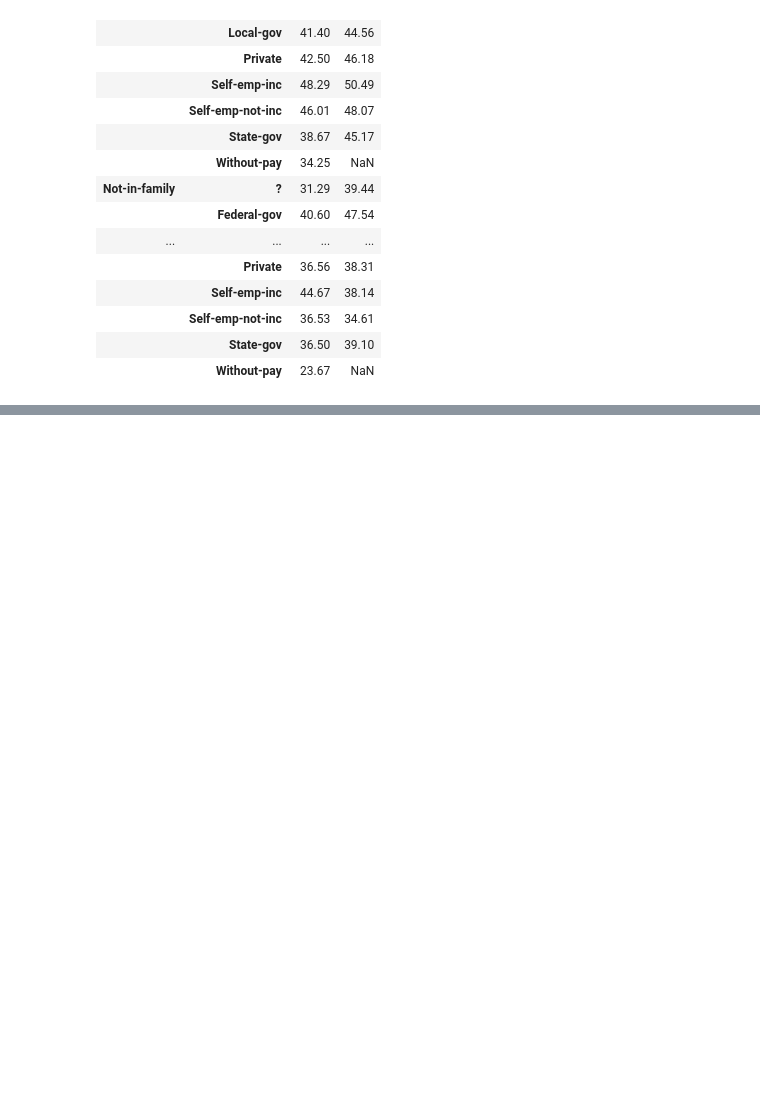
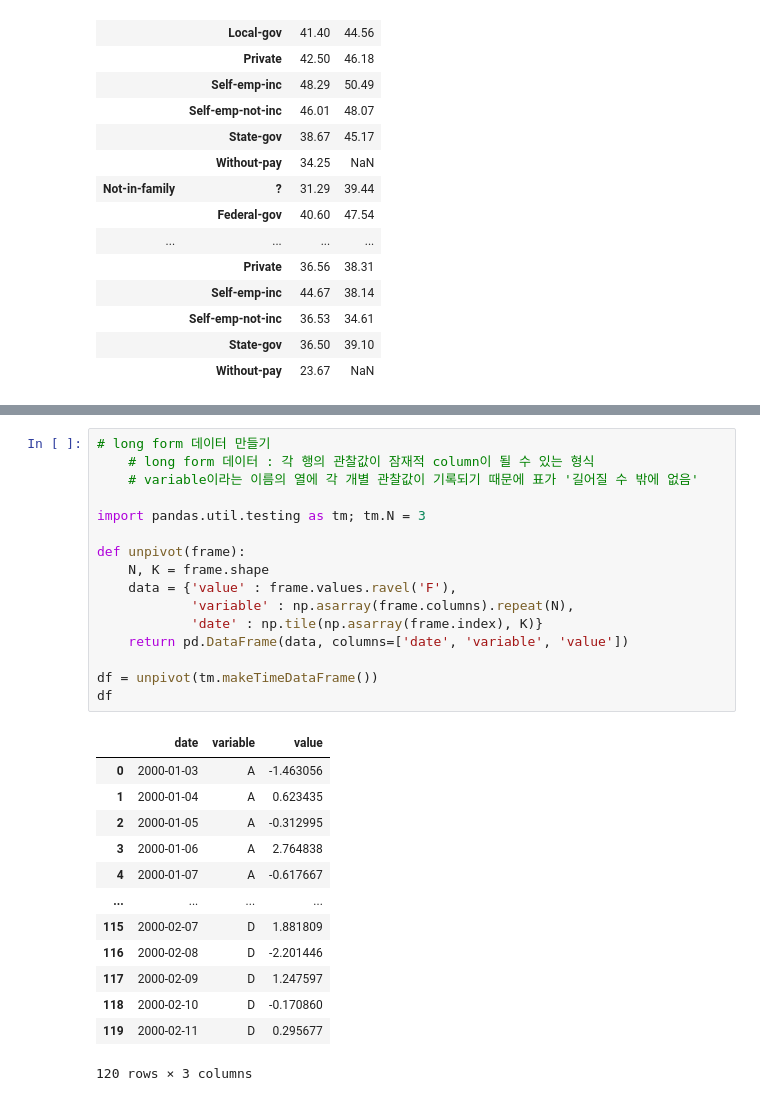
Before and after one commit to GGpark1/data-analysis-and-visualization, a Jupyter notebook: data_description.ipynb, the cells around one changed output, grey strips where cells are left out. Cells and saved outputs as stored; diff of their text form; blank space fills up the shorter version.

```diff
--- a/data_description.ipynb
+++ b/data_description.ipynb
@@ -184,0 +204,30 @@ pd.pivot_table(df, values='hoursperweek', index=['relationship', 'workclass'],
+# %%
+# long form 데이터 만들기
+    # long form 데이터 : 각 행의 관찰값이 잠재적 column이 될 수 있는 형식
+    # variable이라는 이름의 열에 각 개별 관찰값이 기록되기 때문에 표가 '길어질 수 밖에 없음'
+
+import pandas.util.testing as tm; tm.N = 3
+
+def unpivot(frame):
+    N, K = frame.shape
+    data = {'value' : frame.values.ravel('F'),
+            'variable' : np.asarray(frame.columns).repeat(N),
+            'date' : np.tile(np.asarray(frame.index), K)}
+    return pd.DataFrame(data, columns=['date', 'variable', 'value'])
+
+df = unpivot(tm.makeTimeDataFrame())
+df
+# %% [output]
+|  | date | variable | value |
+| 0 | 2000-01-03 | A | -1.463056 |
+| 1 | 2000-01-04 | A | 0.623435 |
+| 2 | 2000-01-05 | A | -0.312995 |
+| 3 | 2000-01-06 | A | 2.764838 |
+| 4 | 2000-01-07 | A | -0.617667 |
+| ... | ... | ... | ... |
+| 115 | 2000-02-07 | D | 1.881809 |
+| 116 | 2000-02-08 | D | -2.201446 |
+| 117 | 2000-02-09 | D | 1.247597 |
+| 118 | 2000-02-10 | D | -0.170860 |
+| 119 | 2000-02-11 | D | 0.295677 |
+120 rows × 3 columns
```
Also changed, not shown: parts of 3 cells of this notebook.
